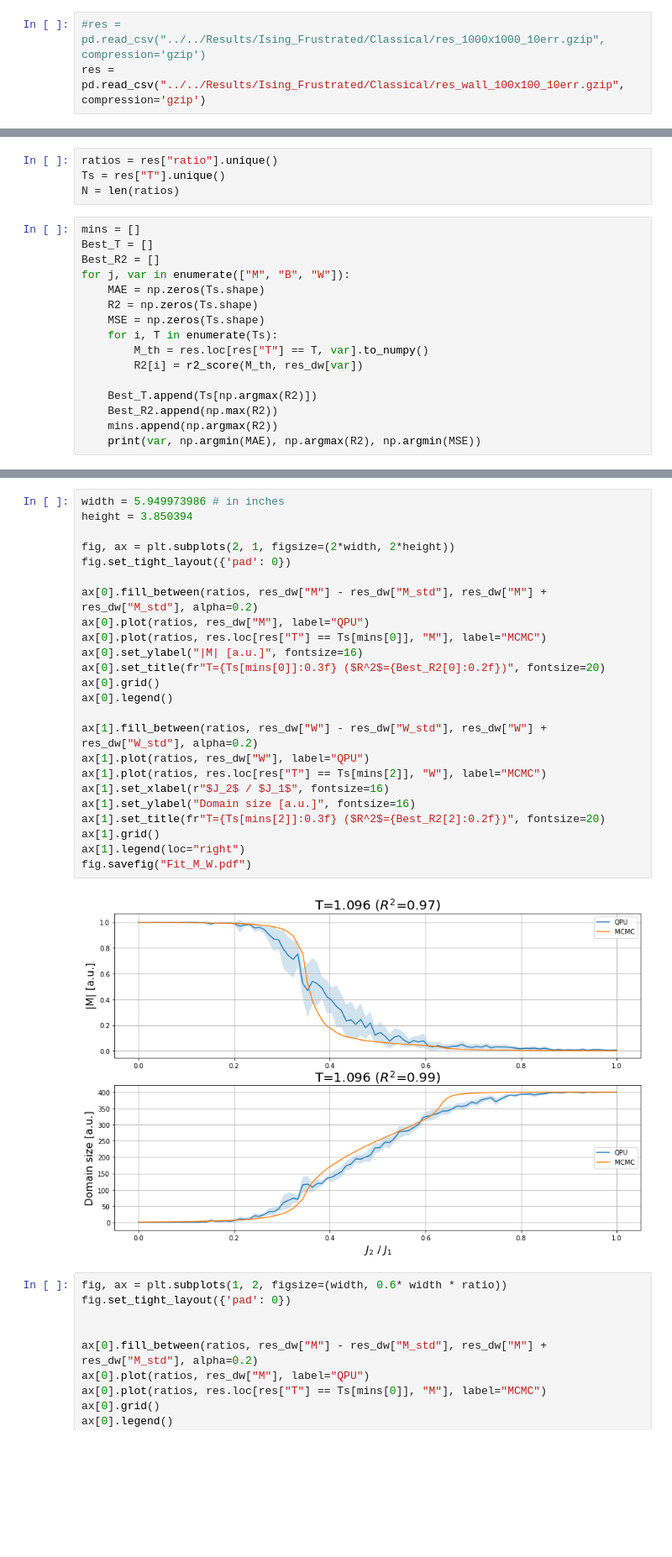
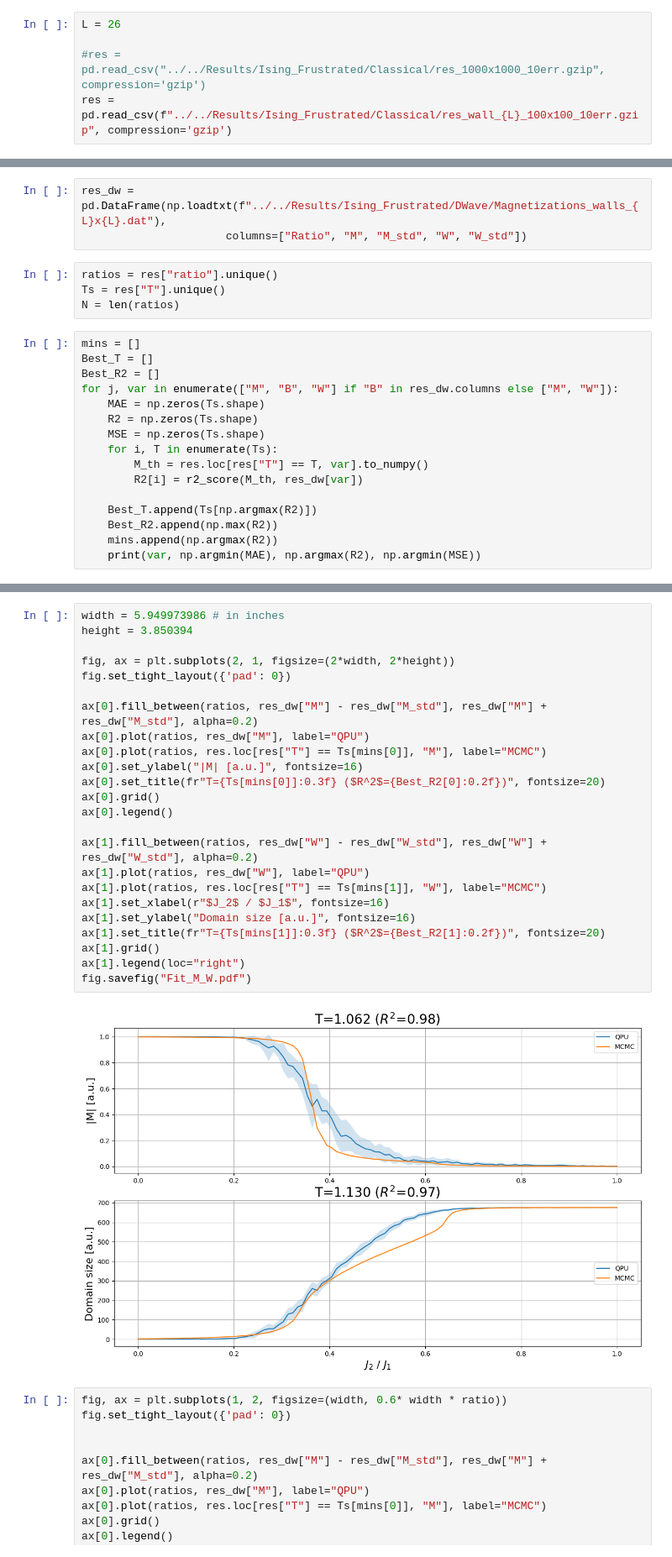
Before and after one commit to Wronsmin/Quantum-Computing, a Jupyter notebook: src/Ising_Frustrated/best_fit.ipynb, the cells around one changed output, grey strips where cells are left out. Shown: that part at 84% size. Cells and saved outputs as stored; diff of their text form; blank space fills up the shorter version.

```diff
--- a/src/Ising_Frustrated/best_fit.ipynb
+++ b/src/Ising_Frustrated/best_fit.ipynb
@@ -5,7 +5,9 @@ import pandas as pd
 import matplotlib.pyplot as plt
 from sklearn.metrics import mean_absolute_error, r2_score, mean_squared_error
 # %%
+L = 26
+
 #res = pd.read_csv("../../Results/Ising_Frustrated/Classical/res_1000x1000_10err.gzip", compression='gzip')
-res = pd.read_csv("../../Results/Ising_Frustrated/Classical/res_wall_100x100_10err.gzip", compression='gzip')
+res = pd.read_csv(f"../../Results/Ising_Frustrated/Classical/res_wall_{L}_100x100_10err.gzip", compression='gzip')
 # %%
 res.rename(columns={"U": "B"}, inplace=True)
@@ -14,3 +14,6 @@ res_dw = pd.read_csv("../../Results/Ising_Frustrated/DWave/res_100.csv")
+# %%
+res_dw = pd.DataFrame(np.loadtxt(f"../../Results/Ising_Frustrated/DWave/Magnetizations_walls_{L}x{L}.dat"),
+                      columns=["Ratio", "M", "M_std", "W", "W_std"])
 # %%
 ratios = res["ratio"].unique()
 Ts = res["T"].unique()
@@ -19,7 +22,7 @@ N = len(ratios)
 mins = []
 Best_T = []
 Best_R2 = []
-for j, var in enumerate(["M", "B", "W"]):
+for j, var in enumerate(["M", "B", "W"] if "B" in res_dw.columns else ["M", "W"]):
     MAE = np.zeros(Ts.shape)
     R2 = np.zeros(Ts.shape)
     MSE = np.zeros(Ts.shape)
@@ -83,29 +91,29 @@ plt.savefig("../../Images/Ising_Frustrated/fit_W.pdf", bbox_inches="tight")
 # %%
 width = 5.949973986 # in inches
 height = 3.850394
 
 fig, ax = plt.subplots(2, 1, figsize=(2*width, 2*height))
 fig.set_tight_layout({'pad': 0})
 
 ax[0].fill_between(ratios, res_dw["M"] - res_dw["M_std"], res_dw["M"] + res_dw["M_std"], alpha=0.2)
 ax[0].plot(ratios, res_dw["M"], label="QPU")
 ax[0].plot(ratios, res.loc[res["T"] == Ts[mins[0]], "M"], label="MCMC")
 ax[0].set_ylabel("|M| [a.u.]", fontsize=16)
 ax[0].set_title(fr"T={Ts[mins[0]]:0.3f} ($R^2$={Best_R2[0]:0.2f})", fontsize=20)
 ax[0].grid()
 ax[0].legend()
 
 ax[1].fill_between(ratios, res_dw["W"] - res_dw["W_std"], res_dw["W"] + res_dw["W_std"], alpha=0.2)
 ax[1].plot(ratios, res_dw["W"], label="QPU")
-ax[1].plot(ratios, res.loc[res["T"] == Ts[mins[2]], "W"], label="MCMC")
+ax[1].plot(ratios, res.loc[res["T"] == Ts[mins[1]], "W"], label="MCMC")
 ax[1].set_xlabel(r"$J_2$ / $J_1$", fontsize=16)
 ax[1].set_ylabel("Domain size [a.u.]", fontsize=16)
-ax[1].set_title(fr"T={Ts[mins[2]]:0.3f} ($R^2$={Best_R2[2]:0.2f})", fontsize=20)
+ax[1].set_title(fr"T={Ts[mins[1]]:0.3f} ($R^2$={Best_R2[1]:0.2f})", fontsize=20)
 ax[1].grid()
 ax[1].legend(loc="right")
 fig.savefig("Fit_M_W.pdf")
 # %% [output]
-[figure, old version]
+[figure, new version]
 # %%
 fig, ax = plt.subplots(1, 2, figsize=(width, 0.6* width * ratio))
 fig.set_tight_layout({'pad': 0})
```
Also changed, not shown: parts of 10 cells of this notebook, 35 other files.
